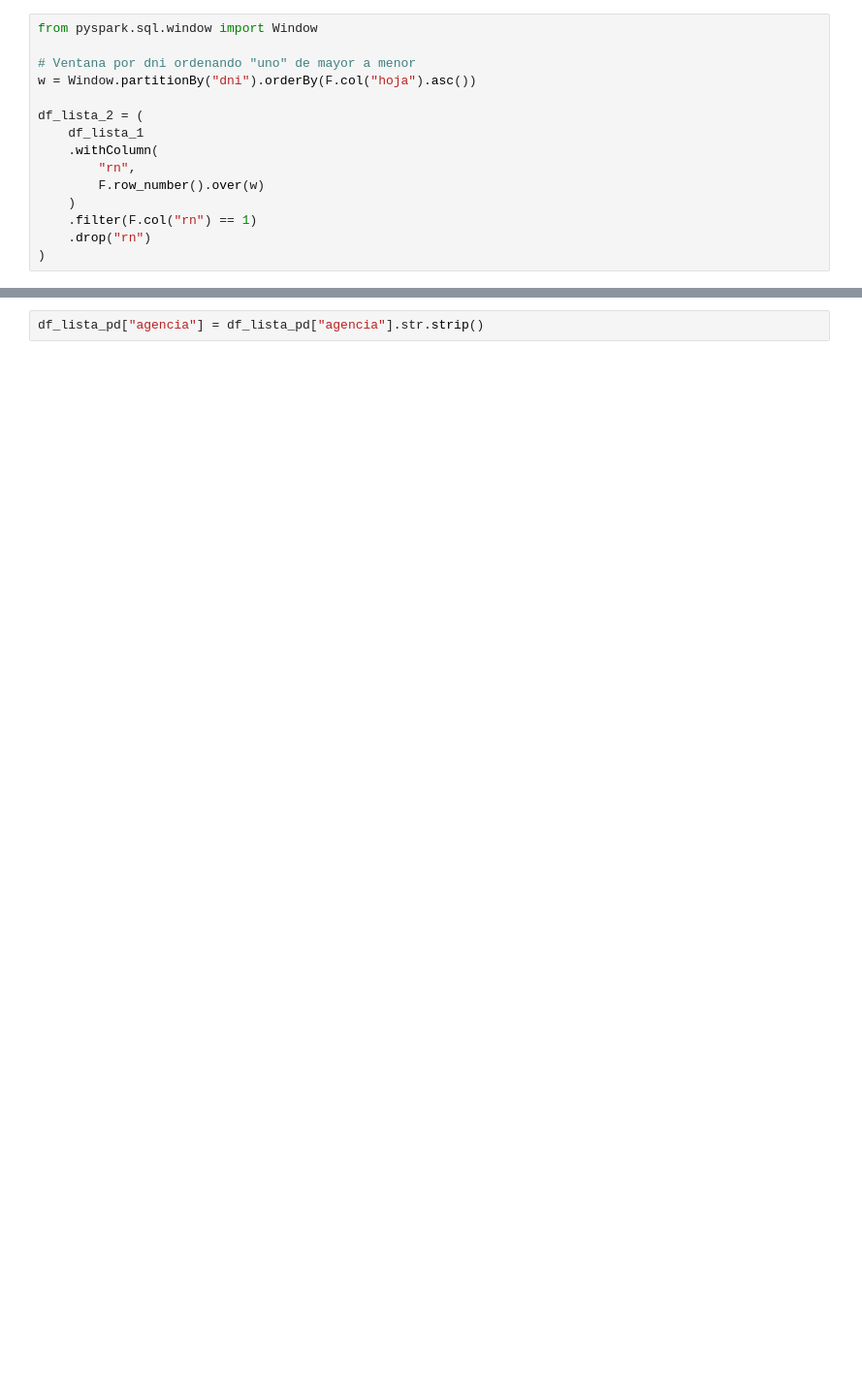
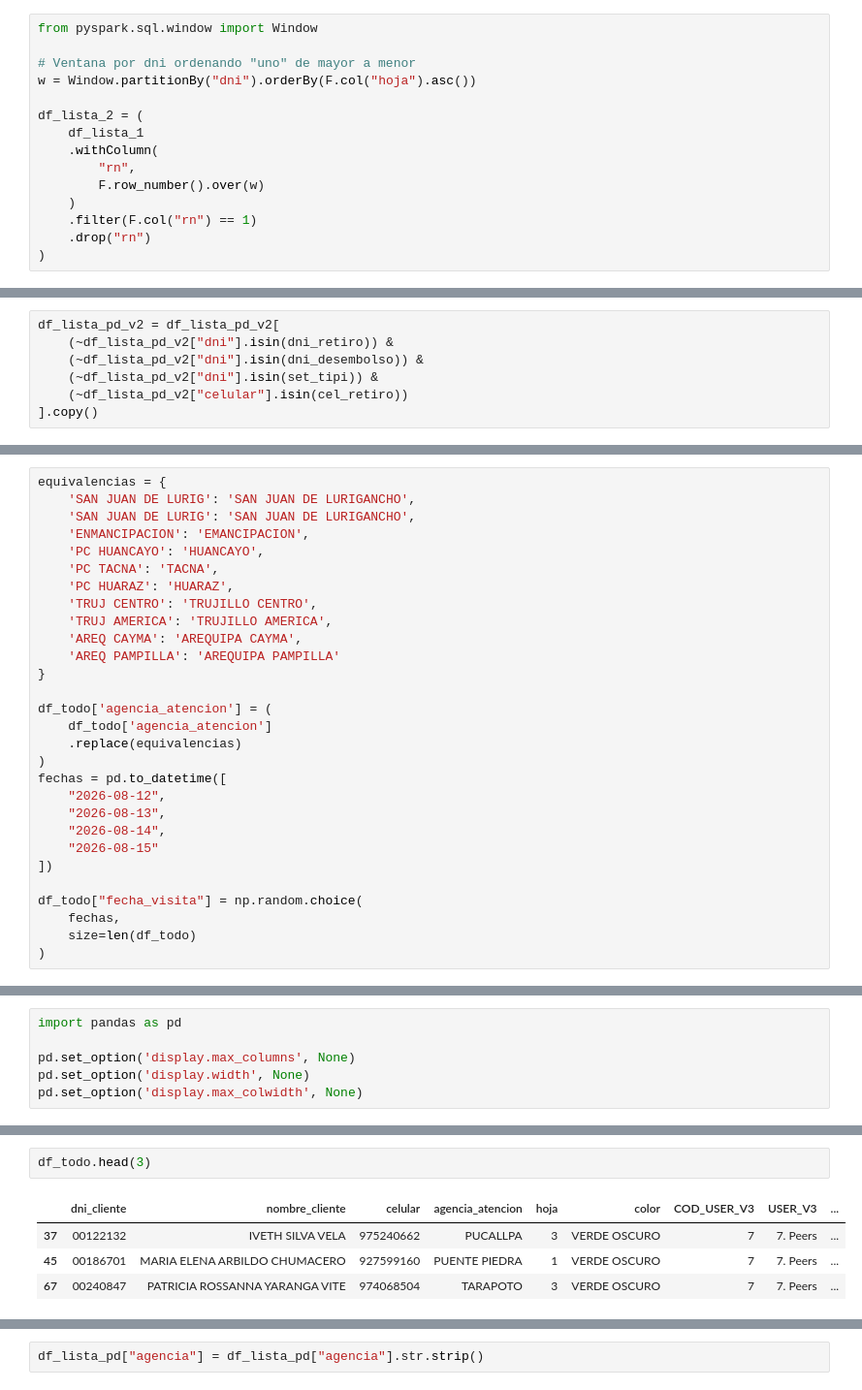
Before and after one commit to fernandolazob/target_script_01, a Jupyter notebook: 01target_alfin/todo.ipynb, the cells around one changed output, grey strips where cells are left out. Shown at 97% size. Saved outputs shown, nothing was run; the diff lists cells and outputs as text; blank space fills up the shorter version.

```diff
--- a/01target_alfin/todo.ipynb
+++ b/01target_alfin/todo.ipynb
@@ -161,0 +583,7 @@ only showing top 4 rows
+# %%
+df_lista_pd_v2 = df_lista_pd_v2[
+    (~df_lista_pd_v2["dni"].isin(dni_retiro)) &
+    (~df_lista_pd_v2["dni"].isin(dni_desembolso)) &
+    (~df_lista_pd_v2["dni"].isin(set_tipi)) &
+    (~df_lista_pd_v2["celular"].isin(cel_retiro))
+].copy()
@@ -161,0 +709,29 @@ only showing top 4 rows
+# %%
+equivalencias = {
+    'SAN JUAN DE LURIG': 'SAN JUAN DE LURIGANCHO',
+    'SAN JUAN DE LURIG': 'SAN JUAN DE LURIGANCHO',
+    'ENMANCIPACION': 'EMANCIPACION',
+    'PC HUANCAYO': 'HUANCAYO',
+    'PC TACNA': 'TACNA',
+    'PC HUARAZ': 'HUARAZ',
+    'TRUJ CENTRO': 'TRUJILLO CENTRO',
+    'TRUJ AMERICA': 'TRUJILLO AMERICA',
+    'AREQ CAYMA': 'AREQUIPA CAYMA',
+    'AREQ PAMPILLA': 'AREQUIPA PAMPILLA'
+}
+
+df_todo['agencia_atencion'] = (
+    df_todo['agencia_atencion']
+    .replace(equivalencias)
+)
+fechas = pd.to_datetime([
+    "2026-08-12",
+    "2026-08-13",
+    "2026-08-14",
+    "2026-08-15"
+])
+
+df_todo["fecha_visita"] = np.random.choice(
+    fechas,
+    size=len(df_todo)
+)
@@ -161,0 +762,6 @@ only showing top 4 rows
+# %%
+import pandas as pd
+
+pd.set_option('display.max_columns', None)
+pd.set_option('display.width', None)
+pd.set_option('display.max_colwidth', None)
@@ -161,0 +783,7 @@ only showing top 4 rows
+# %%
+df_todo.head(3)
+# %% [output]
+|  | dni_cliente | nombre_cliente | celular | agencia_atencion | hoja | color | COD_USER_V3 | USER_V3 | ... |
+| 37 | 00122132 | IVETH SILVA VELA | 975240662 | PUCALLPA | 3 | VERDE OSCURO | 7 | 7. Peers | ... |
+| 45 | 00186701 | MARIA ELENA ARBILDO CHUMACERO | 927599160 | PUENTE PIEDRA | 1 | VERDE OSCURO | 7 | 7. Peers | ... |
+| 67 | 00240847 | PATRICIA ROSSANNA YARANGA VITE | 974068504 | TARAPOTO | 3 | VERDE OSCURO | 7 | 7. Peers | ... |
```
Also changed, not shown: parts of 89 cells of this notebook, 46 other files.
